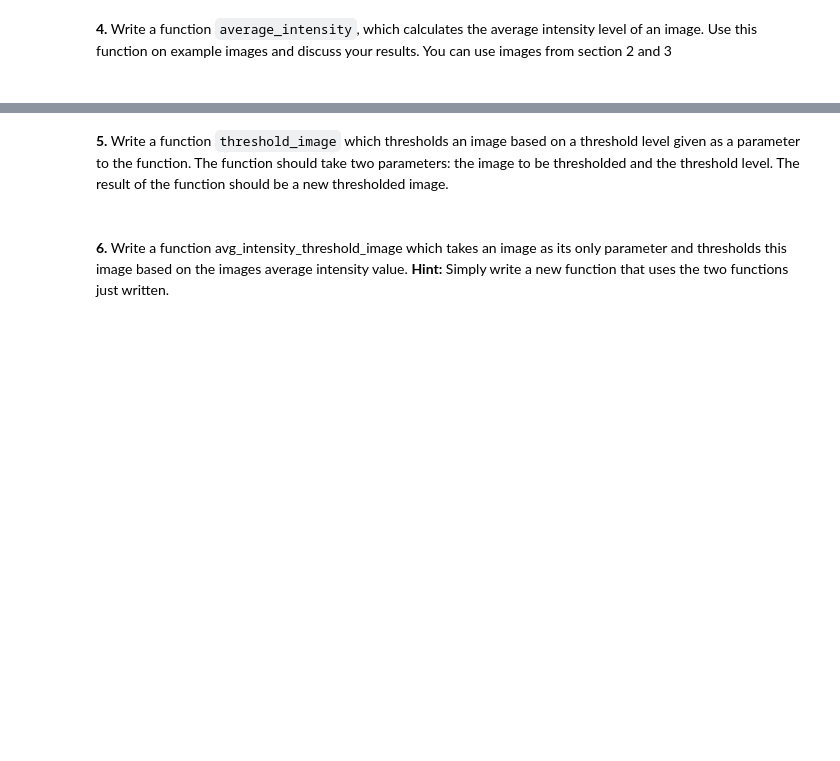
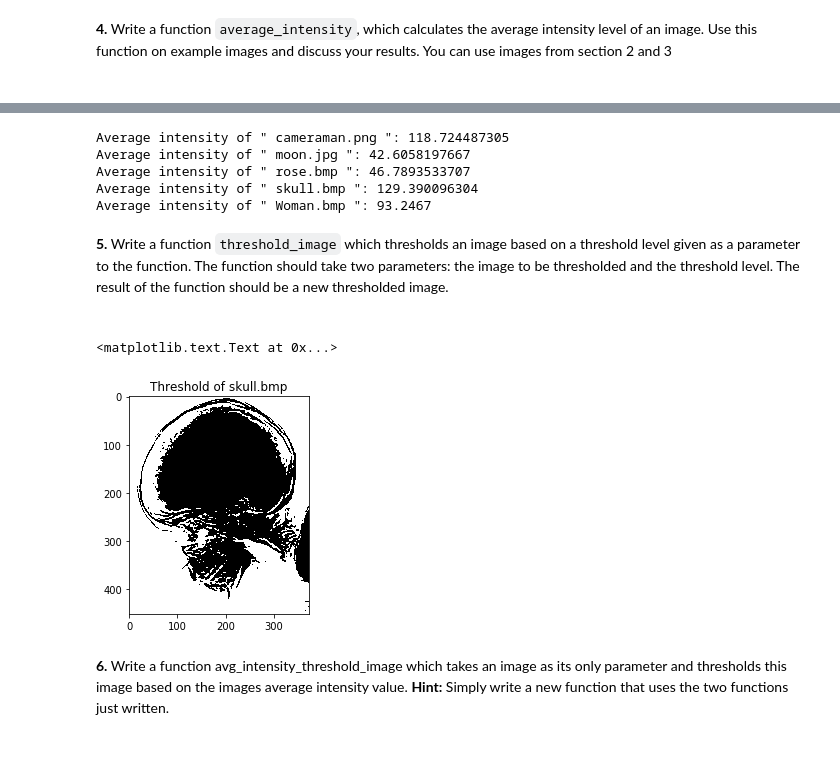
Before and after one commit to karolaya/PDI, a Jupyter notebook: PS-01/problem_set_1.ipynb, the cells around one changed output, grey strips where cells are left out. Saved outputs shown, nothing was run; the diff lists cells and outputs as text; code cells hidden in the pictures; blank space fills up the shorter version.

```diff
--- a/PS-01/problem_set_1.ipynb
+++ b/PS-01/problem_set_1.ipynb
@@ -14,3 +16,22 @@ Your solutions to the following problems should include commented source code an
+# %%
+'''This is a definition script, so we do not have to rewrite code'''
+
+import cv2
+import matplotlib.pyplot as mplt
+
+# set matplotlib to print inline (Jupyter)
+%matplotlib inline
+
+# path prefix
+pth = '../data/'
+
+# files to be used as samples
+# list *files* holds the names of the test images
+files = ['cameraman.png', 'moon.jpg', 'rose.bmp', 'skull.bmp', 'Woman.bmp']
+
+# Usefull function
+def rg(img_path):
+    return cv2.imread(pth+img_path, cv2.IMREAD_GRAYSCALE)
 # %% [markdown]
 <b>1. </b>Load image from a file and display the image. Determine the size of the image. Finally, save a new copy of the image in a new file.<br /> <br />
 <img style="float: left; margin: 0px 0px 15px 15px;" src="../data/cameraman.png" height="200" width="200">
@@ -46,4 +48,29 @@ SyntaxError: invalid syntax (<ipython-input-18-53c6f75269bc>, line 12)
+# %%
+def average_intensity(img):
+    return img.mean()
+
+for avg, name in zip([average_intensity(rg(i)) for i in files], files):
+    print 'Average intensity of "', name, '":', avg
+# %% [output]
+Average intensity of " cameraman.png ": 118.724487305
+Average intensity of " moon.jpg ": 42.6058197667
+Average intensity of " rose.bmp ": 46.7893533707
+Average intensity of " skull.bmp ": 129.390096304
+Average intensity of " Woman.bmp ": 93.2467
 # %% [markdown]
 <b>5. </b>Write a function <code>threshold_image</code> which thresholds an image based on a threshold level given as a parameter to the function. The function should take two parameters: the image to be thresholded and the threshold level. The result of the function should be a new thresholded image. <br /> <br />
+# %%
+def threshold_image(img, th):
+    # ignore retVal parameter, no Otsu binarization will be applied
+    _, t = cv2.threshold(img, th, 255, cv2.THRESH_BINARY_INV)
+    return t
+
+img = threshold_image(rg(files[3]), 150)
+mplt.figure()
+mplt.imshow(img, cmap='gray')
+mplt.title('Threshold of ' + files[3])
+# %% [output]
+<matplotlib.text.Text at 0x...>
+[figure, added]
 # %% [markdown]
 <b>6. </b>Write a function avg_intensity_threshold_image which takes an image as its only parameter and thresholds this image based on the images average intensity value. <b>Hint:</b> Simply write a new function that uses the two functions just written. <br /> <br />
```
Also changed, not shown: parts of 3 cells of this notebook.
